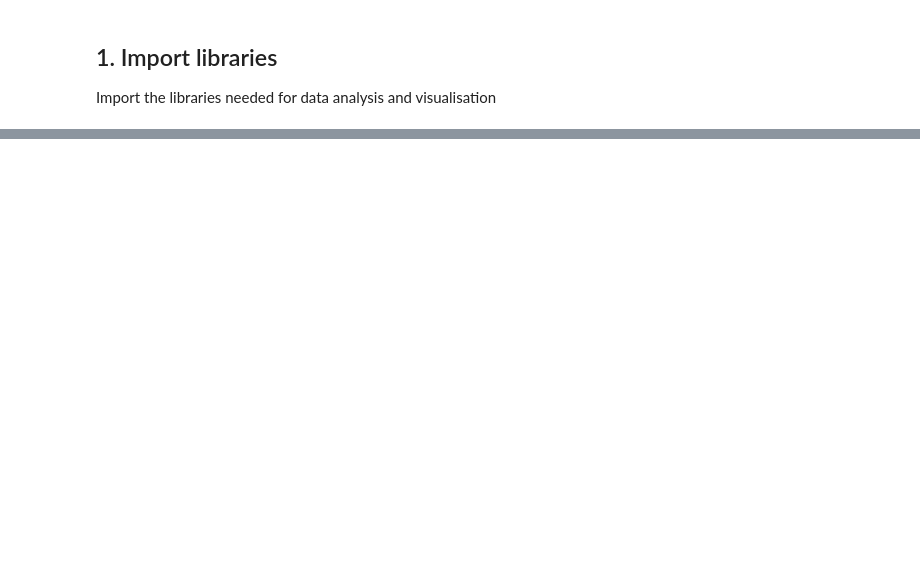
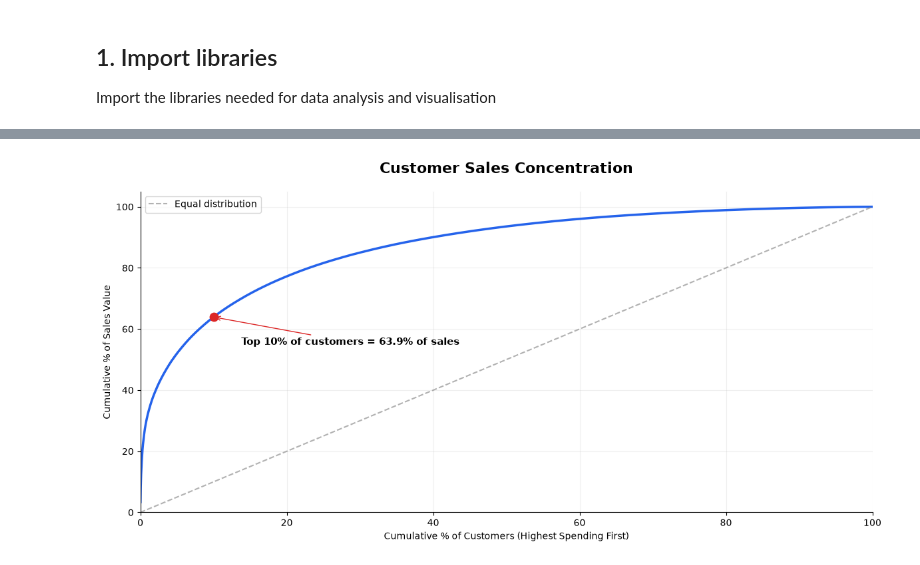
Before and after one commit to khainguyen-analytics/customer-intelligence-engine, a Jupyter notebook: notebooks/03_exploratory_analysis.ipynb, the cells around one changed output, grey strips where cells are left out. Saved outputs shown, nothing was run; the diff lists cells and outputs as text; code cells hidden in the pictures; blank space fills up the shorter version.

```diff
--- a/notebooks/03_exploratory_analysis.ipynb
+++ b/notebooks/03_exploratory_analysis.ipynb
@@ -34,0 +509,5 @@ ModuleNotFoundError: No module named 'matplotlib'
+# %%
+# Count the number of unique customers
+total_customers = customer_spending.count()
+
+print("Total unique customers:", total_customers)
@@ -34,0 +516,15 @@ ModuleNotFoundError: No module named 'matplotlib'
+# %%
+# Calculate the number of customers in the top 10%
+top_10_count = round(total_customers * 0.10)
+
+# Calculate sales from the top 10% of customers
+top_10_sales = customer_spending.head(top_10_count).sum()
+
+# Calculate total customer-linked sales
+total_customer_sales = customer_spending.sum()
+
+# Calculate the percentage contributed by the top 10%
+top_10_percentage = (top_10_sales / total_customer_sales) * 100
+
+print("Top 10% customers:", top_10_count)
+print("Sales contribution:", round(top_10_percentage, 2), "%")
@@ -34,0 +534,77 @@ ModuleNotFoundError: No module named 'matplotlib'
+# %%
+# Calculate cumulative sales percentage
+cumulative_sales = customer_spending.cumsum() / customer_spending.sum() * 100
+
+# Calculate cumulative customer percentage
+cumulative_customers = (
+    pd.Series(range(1, len(customer_spending) + 1))
+    / len(customer_spending) * 100
+)
+
+# Create chart
+plt.figure(figsize=(12, 6))
+
+plt.plot(
+    cumulative_customers,
+    cumulative_sales.values,
+    color="#2563EB",
+    linewidth=2.5
+)
+
+# Highlight the top 10% of customers
+plt.scatter(
+    10,
+    top_10_percentage,
+    color="#DC2626",
+    s=80,
+    zorder=5
+)
+
+# Highlight the contribution of the top 10%
+plt.annotate(
+    f"Top 10% of customers = {top_10_percentage:.1f}% of sales",
+    xy=(10, top_10_percentage),
+    xytext=(30, -30),
+    textcoords="offset points",
+    fontsize=11,
+    fontweight="bold",
+    arrowprops=dict(
+        arrowstyle="->",
+        color="#DC2626"
+    )
+)
+
+# Add an equal-distribution reference line
+plt.plot(
+    [0, 100],
+    [0, 100],
+    linestyle="--",
+    color="gray",
+    alpha=0.6,
+    label="Equal distribution"
+)
+
+# Chart labels
+plt.title(
+    "Customer Sales Concentration",
+    fontsize=16,
+    fontweight="bold",
+    pad=20
+)
+
+plt.xlabel("Cumulative % of Customers (Highest Spending First)")
+plt.ylabel("Cumulative % of Sales Value")
+
+plt.xlim(0, 100)
+plt.ylim(0, 105)
+
+plt.grid(alpha=0.2)
+plt.legend()
+
+plt.gca().spines["top"].set_visible(False)
+plt.gca().spines["right"].set_visible(False)
+
+plt.tight_layout()
+plt.show()
+# %% [output]
+[figure, added]
```
Also changed, not shown: parts of 27 cells of this notebook, 5 other files.
